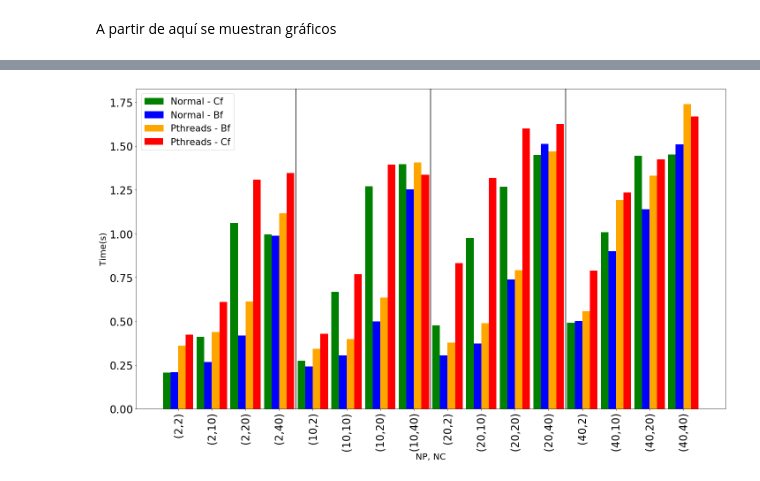
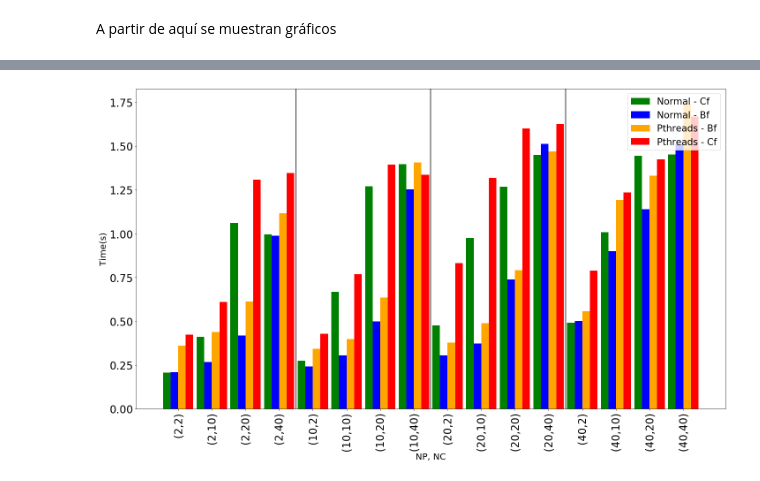
Before and after one commit to hpca-uji/Proteo, a Jupyter notebook: Analysis/analyser.ipynb, the cells around one changed output, grey strips where cells are left out. Saved outputs shown, nothing was run; the diff lists cells and outputs as text; code cells hidden in the pictures.

```diff
--- a/Analysis/analyser.ipynb
+++ b/Analysis/analyser.ipynb
@@ -487,8 +291,8 @@ for dist in [1,2]:
                 itersP_aux = int(iters_aux[0])
                 itersS_aux = int(iters_aux[1])
                 iters_mal_aux = 0
-                #if tipo != 0:
-                iters_mal_aux = grouped_aggL['Iters'].loc[(1,dist,tipo,numP,numC)]
+                if tipo != 0:
+                    iters_mal_aux = grouped_aggL['Iters'].loc[(1,dist,tipo,numP,numC)]
 
                 t_iterP_aux = grouped_aggL_aux['Ti'].loc[(dist,numP)]
                 t_iterS_aux = grouped_aggL_aux['Ti'].loc[(dist,numC)]
@@ -521,8 +325,8 @@ print(TM_data)
 This will change in a future version of pandas, use inplace=True to avoid this warning.
 # %%
-TP_A_data=[[0.1997793257575758, 0.1997793257575758, 0.1997793257575758, 0.1997793257575758, 0.040469166666666695, 0.040469166666666695, 0.040469166666666695, 0.040469166666666695, 0.019951386363636366, 0.019951386363636366, 0.019951386363636366, 0.019951386363636366, 0.010227022727272729, 0.010227022727272729, 0.010227022727272729, 0.010227022727272729], [0.20020575000000002, 0.20020575000000002, 0.20020575000000002, 0.20020575000000002, 0.039894712121212116, 0.039894712121212116, 0.039894712121212116, 0.039894712121212116, 0.020662818181818185, 0.020662818181818185, 0.020662818181818185, 0.020662818181818185, 0.010635333333333332, 0.010635333333333332, 0.010635333333333332, 0.010635333333333332]]
-TH_A_data=[[1.9977932575757578, 0.40469166666666695, 0.19951386363636364, 0.10227022727272729, 1.9977932575757578, 0.40469166666666695, 0.19951386363636364, 0.10227022727272729, 1.9977932575757578, 0.40469166666666695, 0.19951386363636364, 0.10227022727272729, 1.9977932575757578, 0.40469166666666695, 0.19951386363636364, 0.10227022727272729], [2.0020575000000003, 0.39894712121212117, 0.20662818181818185, 0.10635333333333331, 2.0020575000000003, 0.39894712121212117, 0.20662818181818185, 0.10635333333333331, 2.0020575000000003, 0.39894712121212117, 0.20662818181818185, 0.10635333333333331, 2.0020575000000003, 0.39894712121212117, 0.20662818181818185, 0.10635333333333331]]
-TM_A_data=[[0.2083043333333333, 0.2661843333333333, 0.41778833333333326, 0.9868953333333335, 0.242685, 0.3060793333333333, 0.4986676666666667, 1.2530743333333334, 0.305179, 0.373607, 0.7375183333333334, 1.5113886666666667, 0.501651, 0.8987069999999999, 1.138518666666667, 1.5091376666666665], [0.205789, 0.4116923333333334, 1.0607546666666667, 0.9947066666666666, 0.27494700000000005, 0.669121, 1.2705783333333334, 1.3951336666666665, 0.4765406666666667, 0.9758123333333333, 1.267633, 1.4479673333333334, 0.4905743333333333, 1.0088953333333333, 1.4447113333333332, 1.4516683333333333]]
+#TP_A_data=[[0.1997793257575758, 0.1997793257575758, 0.1997793257575758, 0.1997793257575758, 0.040469166666666695, 0.040469166666666695, 0.040469166666666695, 0.040469166666666695, 0.019951386363636366, 0.019951386363636366, 0.019951386363636366, 0.019951386363636366, 0.010227022727272729, 0.010227022727272729, 0.010227022727272729, 0.010227022727272729], [0.20020575000000002, 0.20020575000000002, 0.20020575000000002, 0.20020575000000002, 0.039894712121212116, 0.039894712121212116, 0.039894712121212116, 0.039894712121212116, 0.020662818181818185, 0.020662818181818185, 0.020662818181818185, 0.020662818181818185, 0.010635333333333332, 0.010635333333333332, 0.010635333333333332, 0.010635333333333332]]
+#TH_A_data=[[1.9977932575757578, 0.40469166666666695, 0.19951386363636364, 0.10227022727272729, 1.9977932575757578, 0.40469166666666695, 0.19951386363636364, 0.10227022727272729, 1.9977932575757578, 0.40469166666666695, 0.19951386363636364, 0.10227022727272729, 1.9977932575757578, 0.40469166666666695, 0.19951386363636364, 0.10227022727272729], [2.0020575000000003, 0.39894712121212117, 0.20662818181818185, 0.10635333333333331, 2.0020575000000003, 0.39894712121212117, 0.20662818181818185, 0.10635333333333331, 2.0020575000000003, 0.39894712121212117, 0.20662818181818185, 0.10635333333333331, 2.0020575000000003, 0.39894712121212117, 0.20662818181818185, 0.10635333333333331]]
+#TM_A_data=[[0.2083043333333333, 0.2661843333333333, 0.41778833333333326, 0.9868953333333335, 0.242685, 0.3060793333333333, 0.4986676666666667, 1.2530743333333334, 0.305179, 0.373607, 0.7375183333333334, 1.5113886666666667, 0.501651, 0.8987069999999999, 1.138518666666667, 1.5091376666666665], [0.205789, 0.4116923333333334, 1.0607546666666667, 0.9947066666666666, 0.27494700000000005, 0.669121, 1.2705783333333334, 1.3951336666666665, 0.4765406666666667, 0.9758123333333333, 1.267633, 1.4479673333333334, 0.4905743333333333, 1.0088953333333333, 1.4447113333333332, 1.4516683333333333]]
 
 
 for dist in [1,2]:
@@ -568,7 +372,7 @@ for dist in [1,2]:
 
     ax.tick_params(axis='both', which='major', labelsize=24)
     ax.tick_params(axis='both', which='minor', labelsize=22)
-    plt.ylim((0, 3.5))
+    plt.ylim((0, 25.5))
     #ax.axvline(4)
 
     f.tight_layout()
@@ -691,29 +489,0 @@ for dist in [1,2]:
-# %%
-if(n_qty == 1):
-    groupM_aux = dfM.groupby(['NP', 'NS'])['TC']
-else:
-    groupM_aux = dfM.groupby(['NP', 'NS', 'Dist'])['TC']
-
-grouped_aggM_aux = groupM_aux.agg(['mean'])
-grouped_aggM_aux.columns = grouped_aggM_aux.columns.get_level_values(0)
-
-j = 0
-f=plt.figure(figsize=(20, 12))
-
-ax=f.add_subplot(111)
-grouped_aggM_aux.unstack().plot(kind='bar', color=['b', 'g'], ax=ax)
-ax.set_ylabel("Time (s)", fontsize=20)
-ax.set_xlabel("NP, NS", fontsize=20)
-ax.legend(["Worst Fit", "Best Fit"], fontsize=30);
-
-ax.axvline((3.5), color='black')
-ax.axvline((7.5), color='black')
-ax.axvline((11.5), color='black')
-ax.axvline((15.5), color='black')
-
-ax.tick_params(axis='both', which='major', labelsize=24)
-ax.tick_params(axis='both', which='minor', labelsize=22)
-
-f.tight_layout()
-f.savefig("Images/TCR_Tiempo_Barras.png", format="png")
-j = (j+1)%5
@@ -891,32 +634,32 @@ ax.bar(x-width*1.5, normalcf, width, hatch="",color='green')
 ax.bar(x+width/2, threadbf, width, hatch="", color='orange')
 
 ax.bar(x+width*1.5, threadcf, width, hatch="", color='red')
 
 ax.set_ylabel("Time(s)", fontsize=20)
 ax.set_xlabel("NP, NC", fontsize=20)
 plt.xticks(x, labelsP_J, rotation=90)
 
 normalbf_patch = mpatches.Patch(color='blue', label='Normal - Bf')
 normalcf_patch = mpatches.Patch(color='green', label='Normal - Cf')
 threadbf_patch = mpatches.Patch(color='orange', label='Pthreads - Bf')
 threadcf_patch = mpatches.Patch(hatch='', facecolor='red', label='Pthreads - Cf')
 
 
 handles=[normalcf_patch,normalbf_patch,threadbf_patch,threadcf_patch]
 
-plt.legend(handles=handles, loc='upper left', fontsize=21)
+plt.legend(handles=handles, loc='upper right', fontsize=21)
 
 ax.axvline((3.5), color='black')
 ax.axvline((7.5), color='black')
 ax.axvline((11.5), color='black')
 
 ax.tick_params(axis='both', which='major', labelsize=24)
 ax.tick_params(axis='both', which='minor', labelsize=22)
     #ax.axvline(4)
 #plt.ylim((0, 15))
 
 f.tight_layout()
 f.savefig("Images/Mall_AR.png", format="png")
 j = (j+1)%5
 # %% [output]
-[figure, old version]
+[figure, new version]
```
Also changed, not shown: parts of 39 cells of this notebook, 2 other files.
